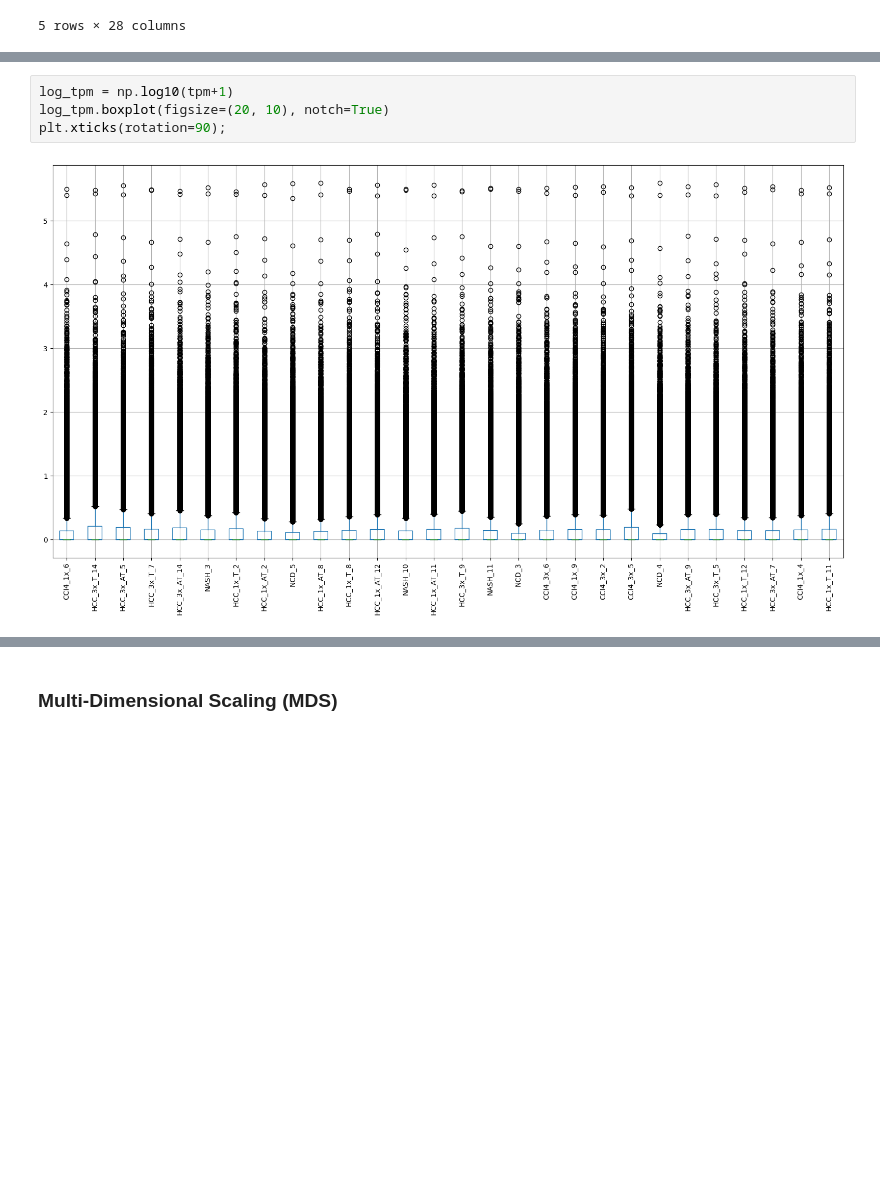
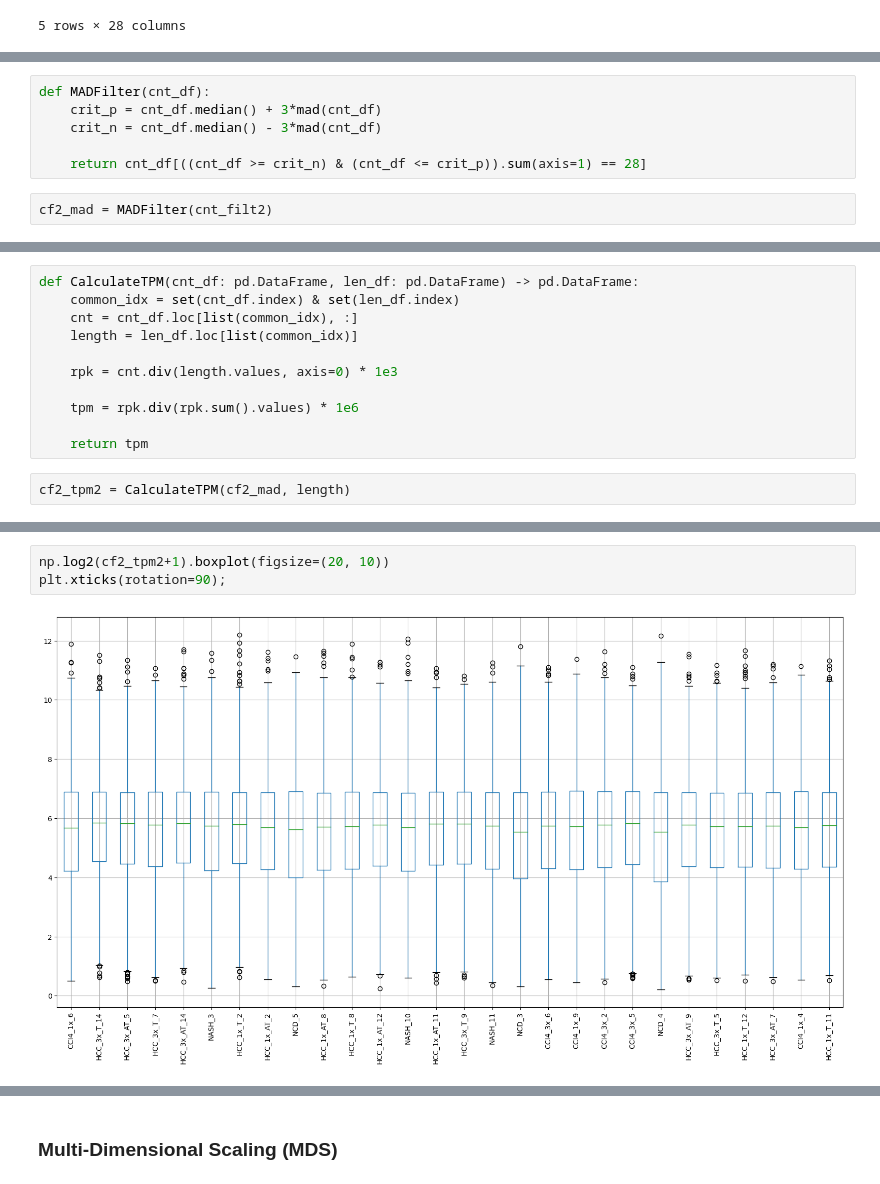
Before and after one commit to jigsaw-snu/NASH_HCC_liver-KRIBB_2022, a Jupyter notebook: srcs/rsem_star_deseq/sample_qc.ipynb, the cells around one changed output, grey strips where cells are left out. Cells and saved outputs as stored; diff of their text form; blank space fills up the shorter version.

```diff
--- a/srcs/rsem_star_deseq/sample_qc.ipynb
+++ b/srcs/rsem_star_deseq/sample_qc.ipynb
@@ -222,0 +438,8 @@ log_tpm.head()
+# %%
+def MADFilter(cnt_df):
+    crit_p = cnt_df.median() + 3*mad(cnt_df)
+    crit_n = cnt_df.median() - 3*mad(cnt_df)
+
+    return cnt_df[((cnt_df >= crit_n) & (cnt_df <= crit_p)).sum(axis=1) == 28]
+# %%
+cf2_mad = MADFilter(cnt_filt2)
@@ -222,0 +464,13 @@ log_tpm.head()
+# %%
+def CalculateTPM(cnt_df: pd.DataFrame, len_df: pd.DataFrame) -> pd.DataFrame:
+    common_idx = set(cnt_df.index) & set(len_df.index)
+    cnt = cnt_df.loc[list(common_idx), :]
+    length = len_df.loc[list(common_idx)]
+
+    rpk = cnt.div(length.values, axis=0) * 1e3
+
+    tpm = rpk.div(rpk.sum().values) * 1e6
+
+    return tpm
+# %%
+cf2_tpm2 = CalculateTPM(cf2_mad, length)
@@ -223,6 +547,5 @@ log_tpm.head()
 # %%
-log_tpm = np.log10(tpm+1)
-log_tpm.boxplot(figsize=(20, 10), notch=True)
+np.log2(cf2_tpm2+1).boxplot(figsize=(20, 10))
 plt.xticks(rotation=90);
 # %% [output]
-[figure, old version]
+[figure, new version]
```
Also changed, not shown: parts of 77 cells of this notebook.
